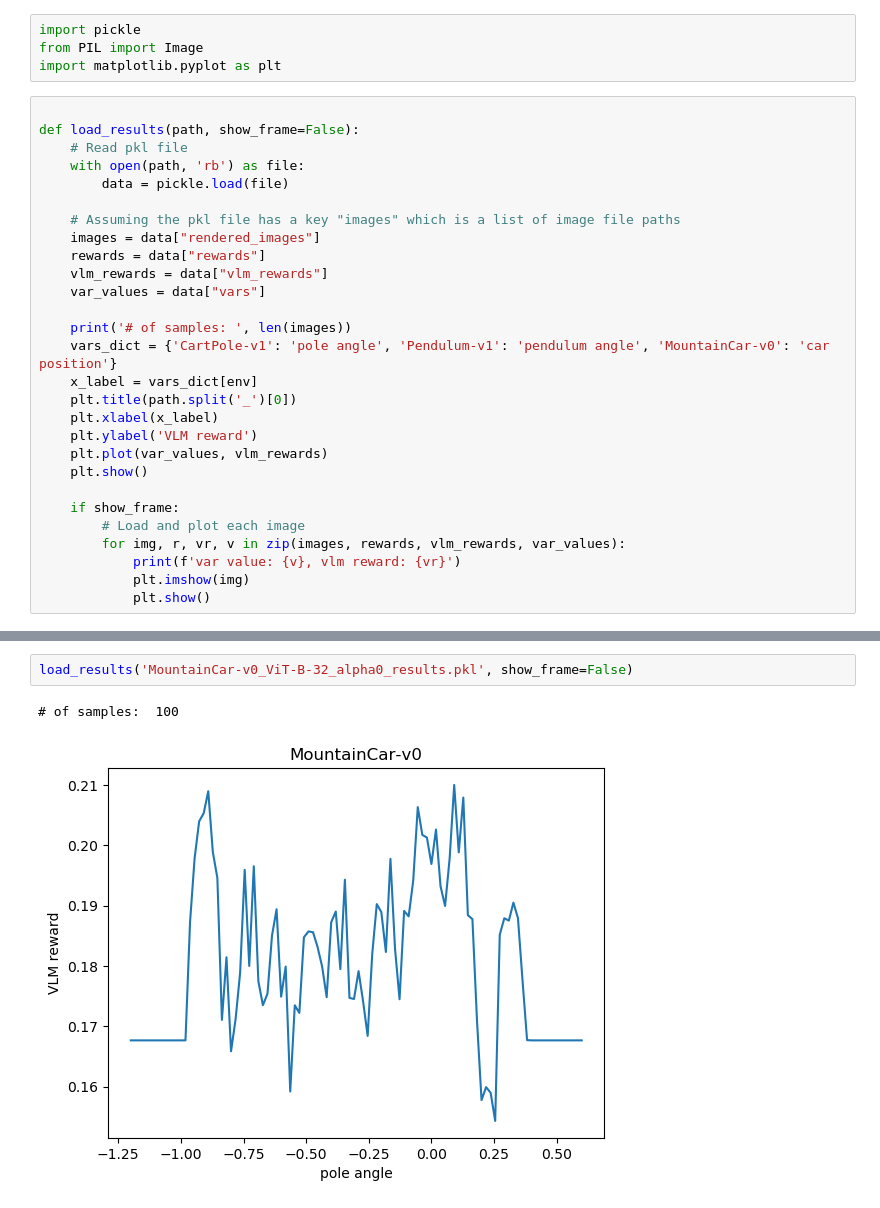
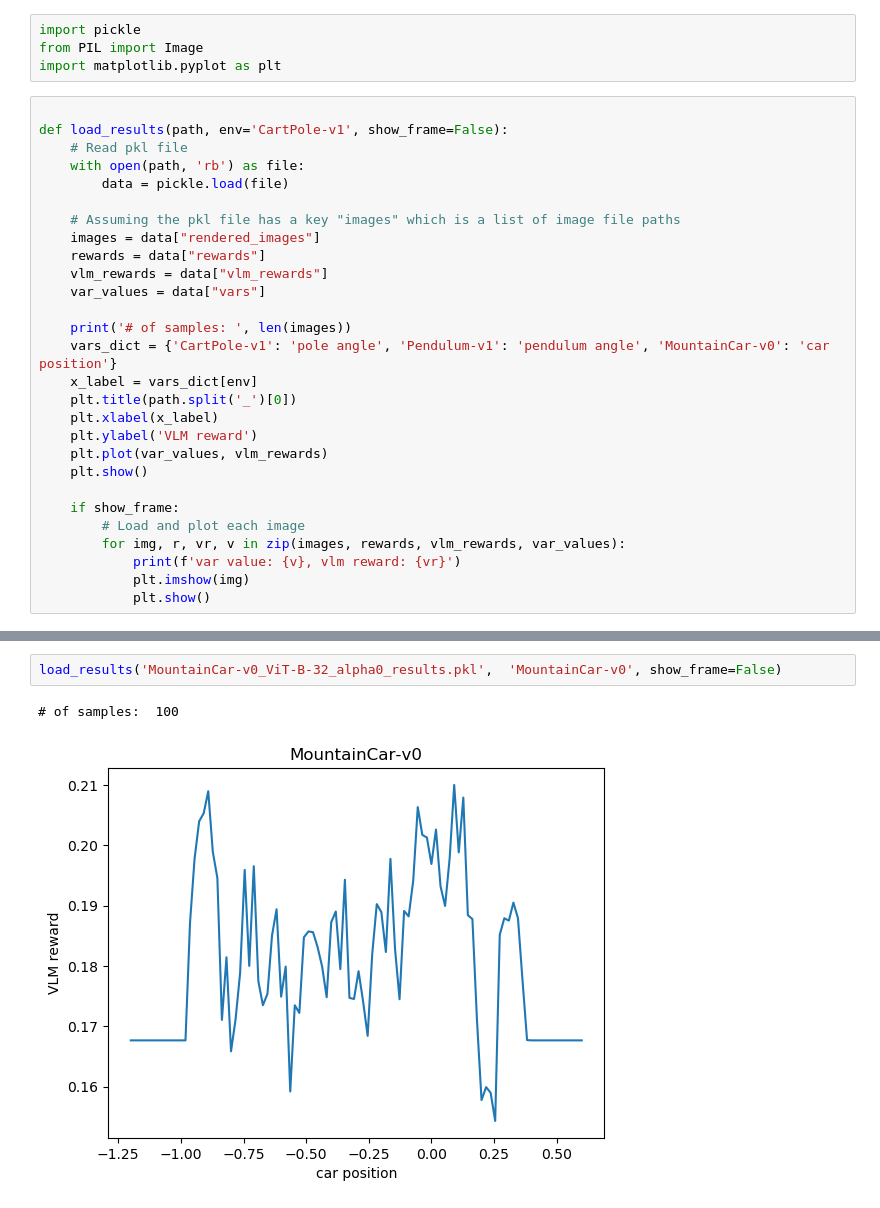
Before and after one commit to quantumiracle/human_prior_games, a Jupyter notebook: openai_gym/render_vlm_reward_test.ipynb, the cells around one changed output, grey strips where cells are left out. Drawn from its saved outputs; the diff is of its cells as text.

```diff
--- a/openai_gym/render_vlm_reward_test.ipynb
+++ b/openai_gym/render_vlm_reward_test.ipynb
@@ -4,7 +4,7 @@ from PIL import Image
 import matplotlib.pyplot as plt
 # %%
 
-def load_results(path, show_frame=False):
+def load_results(path, env='CartPole-v1', show_frame=False):
     # Read pkl file
     with open(path, 'rb') as file:
         data = pickle.load(file)
@@ -70,6 +68,6 @@ load_results('MountainCar-v0_ViT-L-14_alpha0_results.pkl', show_frame=False)
 # %%
-load_results('MountainCar-v0_ViT-B-32_alpha0_results.pkl', show_frame=False)
+load_results('MountainCar-v0_ViT-B-32_alpha0_results.pkl',  'MountainCar-v0', show_frame=False)
 # %% [output]
 # of samples:  100
-[figure, old version]
+[figure, new version]
 # %%
```
Also changed, not shown: parts of 19 cells of this notebook, 2 other files.
